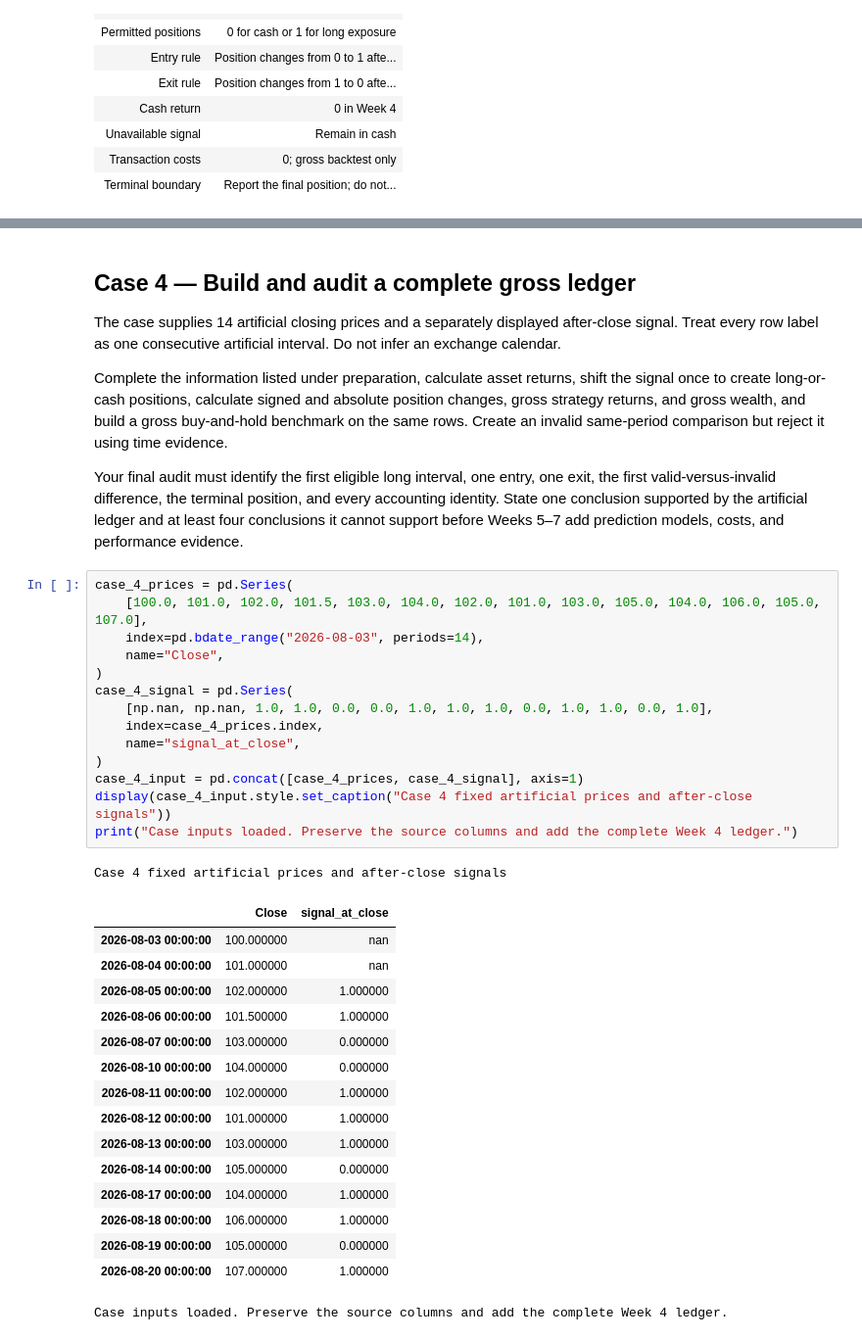
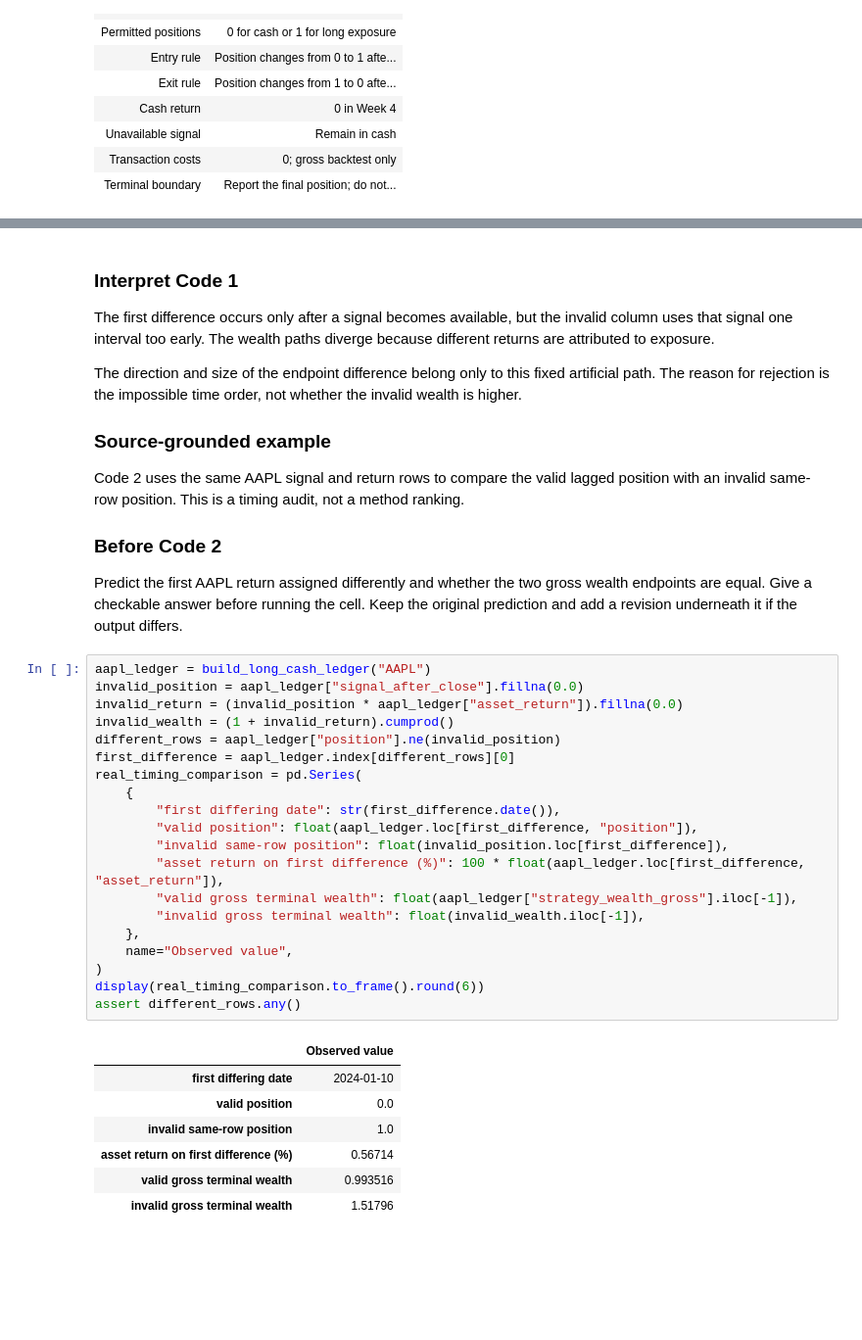
Before and after one commit to KennethWYLee/FinTech, a Jupyter notebook: course/04/week4_main.ipynb, the cells around one changed output, grey strips where cells are left out. Shown at 98% size. Saved outputs shown, nothing was run; the diff lists cells and outputs as text; blank space fills up the shorter version.

```diff
--- a/course/04/week4_main.ipynb
+++ b/course/04/week4_main.ipynb
@@ -1615,41 +1712,45 @@ Input loaded. Create two terminal conventions without adding an unobserved asset
 # %% [markdown]
-## Case 4 — Build and audit a complete gross ledger
+### Interpret Code 1
 
-The case supplies 14 artificial closing prices and a separately displayed after-close signal. Treat every row label as one consecutive artificial interval. Do not infer an exchange calendar.
 
-Complete the information listed under preparation, calculate asset returns, shift the signal once to create long-or-cash positions, calculate signed and absolute position changes, gross strategy returns, and gross wealth, and build a gross buy-and-hold benchmark on the same rows. Create an invalid same-period comparison but reject it using time evidence.
+The first difference occurs only after a signal becomes available, but the invalid column uses that signal one interval too early. The wealth paths diverge because different returns are attributed to exposure.
 
-Your final audit must identify the first eligible long interval, one entry, one exit, the first valid-versus-invalid difference, the terminal position, and every accounting identity. State one conclusion supported by the artificial ledger and at least four conclusions it cannot support before Weeks 5–7 add prediction models, costs, and performance evidence.
+The direction and size of the endpoint difference belong only to this fixed artificial path. The reason for rejection is the impossible time order, not whether the invalid wealth is higher.
+
+
+### Source-grounded example
+
+Code 2 uses the same AAPL signal and return rows to compare the valid lagged position with an invalid same-row position. This is a timing audit, not a method ranking.
+
+### Before Code 2
+
+Predict the first AAPL return assigned differently and whether the two gross wealth endpoints are equal. Give a checkable answer before running the cell. Keep the original prediction and add a revision underneath it if the output differs.
 # %%
-case_4_prices = pd.Series(
-    [100.0, 101.0, 102.0, 101.5, 103.0, 104.0, 102.0, 101.0, 103.0, 105.0, 104.0, 106.0, 105.0, 107.0],
-    index=pd.bdate_range("2026-08-03", periods=14),
-    name="Close",
+aapl_ledger = build_long_cash_ledger("AAPL")
+invalid_position = aapl_ledger["signal_after_close"].fillna(0.0)
+invalid_return = (invalid_position * aapl_ledger["asset_return"]).fillna(0.0)
+invalid_wealth = (1 + invalid_return).cumprod()
+different_rows = aapl_ledger["position"].ne(invalid_position)
+first_difference = aapl_ledger.index[different_rows][0]
+real_timing_comparison = pd.Series(
+    {
+        "first differing date": str(first_difference.date()),
+        "valid position": float(aapl_ledger.loc[first_difference, "position"]),
+        "invalid same-row position": float(invalid_position.loc[first_difference]),
+        "asset return on first difference (%)": 100 * float(aapl_ledger.loc[first_difference, "asset_return"]),
+        "valid gross terminal wealth": float(aapl_ledger["strategy_wealth_gross"].iloc[-1]),
+        "invalid gross terminal wealth": float(invalid_wealth.iloc[-1]),
+    },
+    name="Observed value",
 )
-case_4_signal = pd.Series(
-    [np.nan, np.nan, 1.0, 1.0, 0.0, 0.0, 1.0, 1.0, 1.0, 0.0, 1.0, 1.0, 0.0, 1.0],
-    index=case_4_prices.index,
-    name="signal_at_close",
-)
-case_4_input = pd.concat([case_4_prices, case_4_signal], axis=1)
-display(case_4_input.style.set_caption("Case 4 fixed artificial prices and after-close signals"))
-print("Case inputs loaded. Preserve the source columns and add the complete Week 4 ledger.")
+display(real_timing_comparison.to_frame().round(6))
+assert different_rows.any()
 # %% [output]
-Case 4 fixed artificial prices and after-close signals
-|  | Close | signal_at_close |
-| 2026-08-03 00:00:00 | 100.000000 | nan |
-| 2026-08-04 00:00:00 | 101.000000 | nan |
-| 2026-08-05 00:00:00 | 102.000000 | 1.000000 |
-| 2026-08-06 00:00:00 | 101.500000 | 1.000000 |
-| 2026-08-07 00:00:00 | 103.000000 | 0.000000 |
-| 2026-08-10 00:00:00 | 104.000000 | 0.000000 |
-| 2026-08-11 00:00:00 | 102.000000 | 1.000000 |
-| 2026-08-12 00:00:00 | 101.000000 | 1.000000 |
-| 2026-08-13 00:00:00 | 103.000000 | 1.000000 |
-| 2026-08-14 00:00:00 | 105.000000 | 0.000000 |
-| 2026-08-17 00:00:00 | 104.000000 | 1.000000 |
-| 2026-08-18 00:00:00 | 106.000000 | 1.000000 |
-| 2026-08-19 00:00:00 | 105.000000 | 0.000000 |
-| 2026-08-20 00:00:00 | 107.000000 | 1.000000 |
+|  | Observed value |
+| first differing date | 2024-01-10 |
+| valid position | 0.0 |
+| invalid same-row position | 1.0 |
+| asset return on first difference (%) | 0.56714 |
+| valid gross terminal wealth | 0.993516 |
+| invalid gross terminal wealth | 1.51796 |
-Case inputs loaded. Preserve the source columns and add the complete Week 4 ledger.
 # %% [markdown]
```
Also changed, not shown: parts of 146 cells of this notebook.
